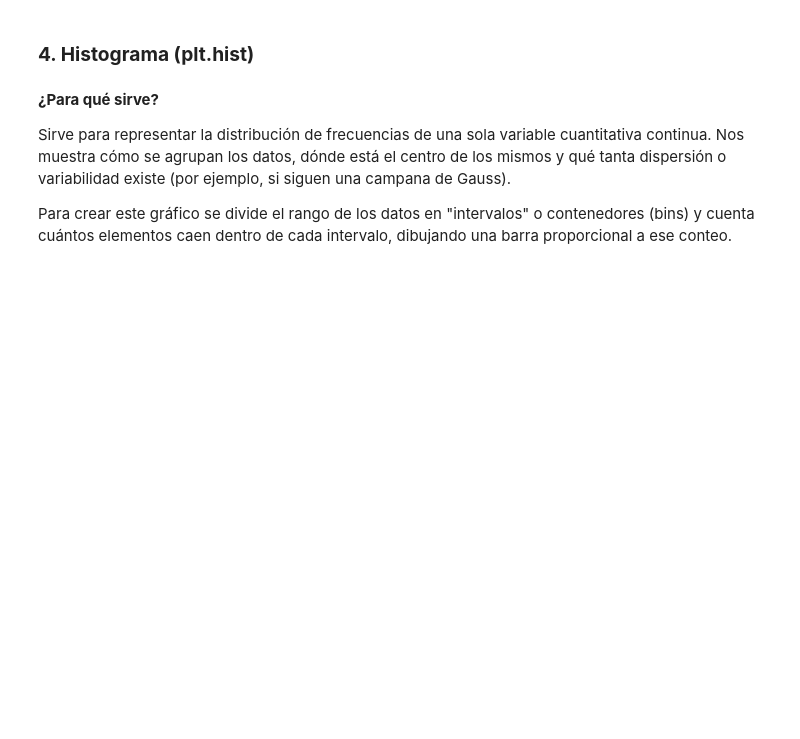
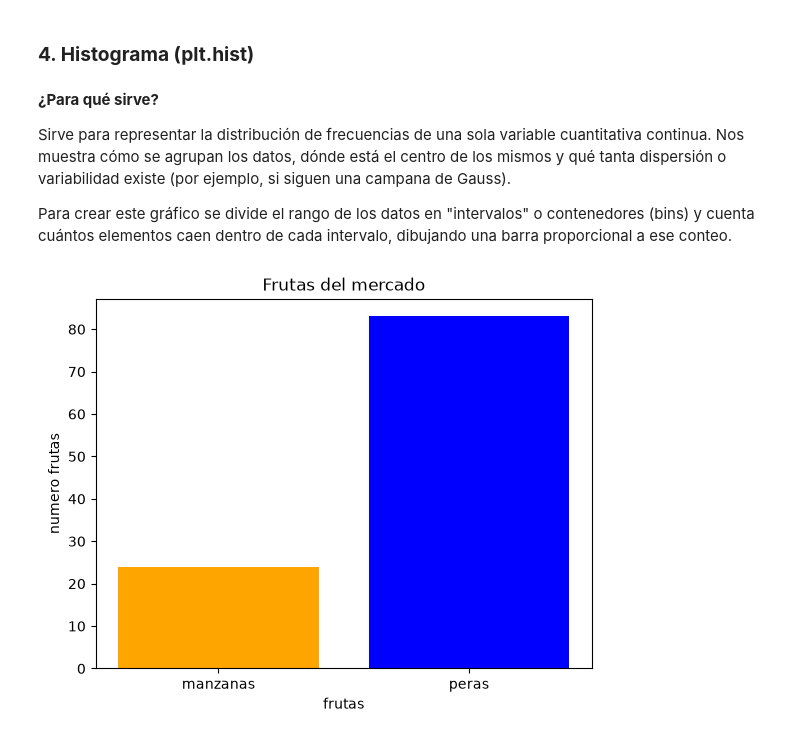
Before and after one commit to dianadusseaux/Python-2026, a Jupyter notebook: Jupiter/03-graficos.ipynb, the cells around one changed output. Saved outputs shown, nothing was run; the diff lists cells and outputs as text; code cells hidden in the pictures; blank space fills up the shorter version.

Commit message:
Practicando graficos de barra

```diff
--- a/Jupiter/03-graficos.ipynb
+++ b/Jupiter/03-graficos.ipynb
@@ -115,0 +119,30 @@ plt.show()
+# %%
+categorias =["a","b","c","d"]
+valores_aleatorios =[]
+
+for i in range(len(categorias)):
+    numero_azar = random.randint(1,100)
+    valores_aleatorios.append(valores_aleatorios)
+
+plt.bar(categorias, valores_aleatorios, color=["orange", "red", "yellow", "blue"])
+
+plt.tittle("Grafico de barras con datos aleatorios")
+plt.xlabel("categorias")
+plt.ylabel("valores_aleatorios")
+plt.show()
+# %%
+frutas = ["manzanas", "peras"]
+numero_frutas = []
+
+for i in range(len(frutas)):
+    cantidad = random.randint(1,100)
+    numero_frutas.append(cantidad)
+
+
+plt.bar(frutas, numero_frutas, color=["orange", "blue"])
+plt.title("Frutas del mercado")
+plt.xlabel("frutas")
+plt.ylabel("numero frutas")
+plt.show()
+# %% [output]
+[figure, added]
```
Also changed, not shown: parts of 1 cell of this notebook, 1 other file.
